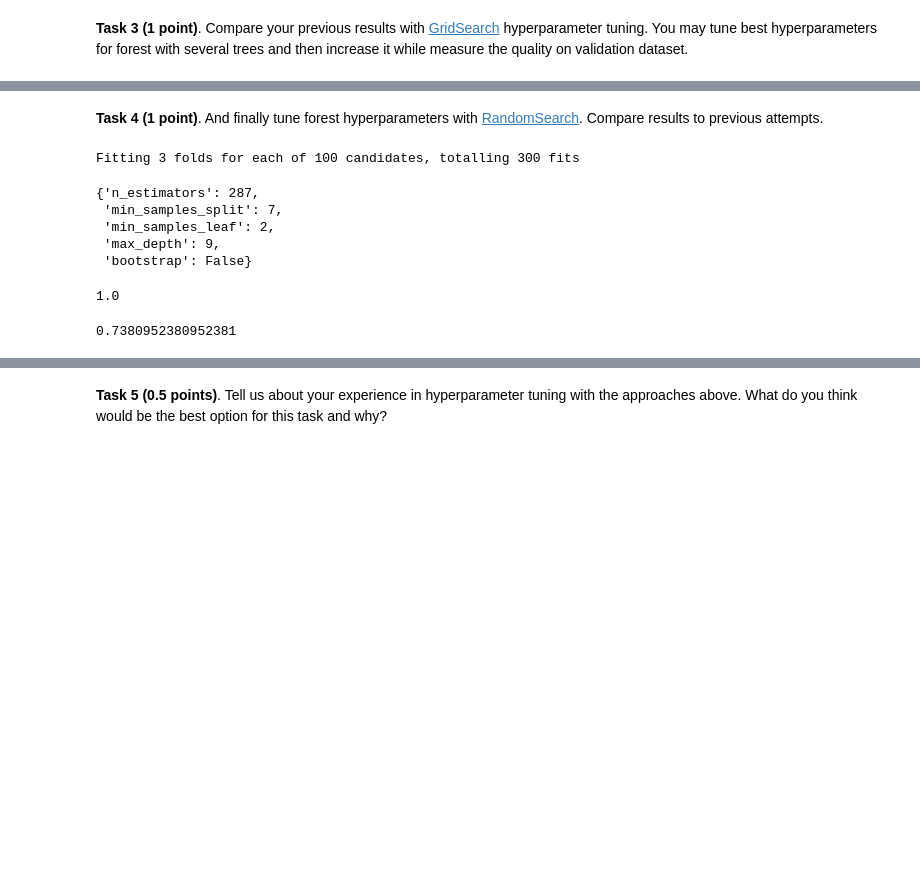
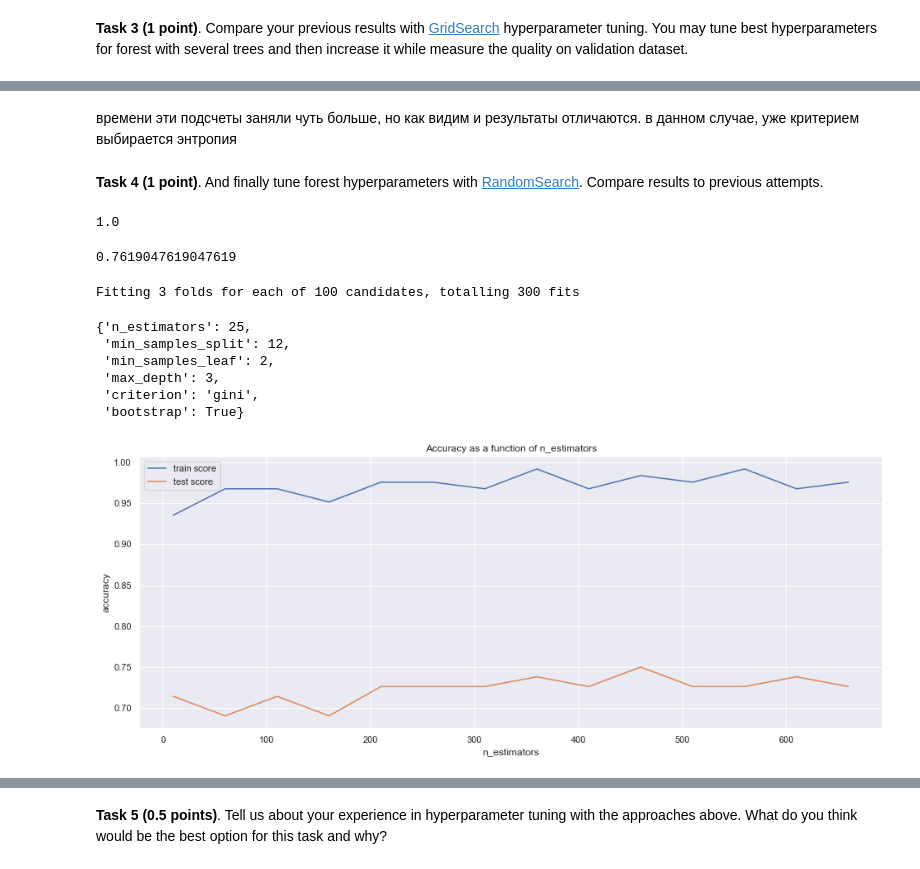
Before and after one commit to NataLobster/ml-intro, a Jupyter notebook: rf_classifier.ipynb, the cells around one changed output, grey strips where cells are left out. Drawn from its saved outputs; the diff is of its cells as text; code cells hidden in the pictures; blank space fills up the shorter version.

```diff
--- a/rf_classifier.ipynb
+++ b/rf_classifier.ipynb
@@ -713,44 +755,68 @@ display(rfc.score(X_test_scaled, y_test))
+# %% [markdown]
+времени эти подсчеты заняли чуть больше, но как видим и результаты отличаются. в данном случае, уже критерием выбирается энтропия
 # %% [markdown]
 **Task 4 (1 point)**. And finally tune forest hyperparameters with [RandomSearch](https://scikit-learn.org/stable/modules/generated/sklearn.model_selection.RandomizedSearchCV.html). Compare results to previous attempts.
+# %%
+# повторим все действия с RandomSearch
+rfc = RandomForestClassifier(bootstrap= False,
+ max_depth= 11,
+ min_samples_leaf= 2,
+ min_samples_split= 4,
+ n_estimators= 300)
+rfc.fit(X_train_scaled, y_train)
+display(rfc.score(X_train_scaled, y_train))
+display(rfc.score(X_test_scaled, y_test))
+# %% [output]
+1.0
+0.7619047619047619
 # %%
 # Your code here
 from sklearn.model_selection import RandomizedSearchCV
 # будем использовать следующие гиперпараметры
-n_estimators = [int(x) for x in np.linspace(start = 100, stop = 1000, num = 10)]
+n_estimators = [25]
 max_depth = [int(x) for x in np.linspace(start = 1, stop = 15, num = 15)]
 min_samples_split = [int(x) for x in np.linspace(start = 2, stop = 50, num = 10)]
 min_samples_leaf = [int(x) for x in np.linspace(start = 2, stop = 50, num = 10)]
+criterion = ['gini','entropy']
 bootstrap = [True, False]
 param_rand = {'n_estimators': n_estimators,
                'max_depth': max_depth,
                'min_samples_split': min_samples_split,
                'min_samples_leaf': min_samples_leaf,
+               'criterion' : criterion,
                'bootstrap': bootstrap}
-rs = RandomizedSearchCV(rfc,
-                        param_dist,
-                        n_iter = 100,
-                        cv = 3,
-                        verbose = 1,
-                        n_jobs=-1,
-                        random_state=0)
+rs = RandomizedSearchCV(rfc, param_rand, n_iter = 100, cv = 3, verbose = 1, n_jobs=-1, random_state=0)
 rs.fit(X_train_scaled, y_train)
 rs.best_params_
 # %% [output]
 Fitting 3 folds for each of 100 candidates, totalling 300 fits
-{'n_estimators': 287,
- 'min_samples_split': 7,
+{'n_estimators': 25,
+ 'min_samples_split': 12,
  'min_samples_leaf': 2,
- 'max_depth': 9,
- 'bootstrap': False}
+ 'max_depth': 3,
+ 'criterion': 'gini',
+ 'bootstrap': True}
-# %%
-rfc = RandomForestClassifier(n_estimators= 287,
- min_samples_split= 7,
- min_samples_leaf= 2,
- max_depth=9,
- bootstrap= False)
-rfc.fit(X_train_scaled, y_train)
-display(rfc.score(X_train_scaled, y_train))
-display(rfc.score(X_test_scaled, y_test))
-# %% [output]
-1.0
-0.7380952380952381
+# %%
+# теперь с полученными параметрами попробуем менять число деревьев
+def plot_metrics_on_depths(criterion='gini'):
+    n_estimators, train_scores, test_scores = [], [], []
+    for n_estimator in range(10, 700, 50):
+        n_estimators.append(n_estimator)
+        model = RandomForestClassifier(n_estimators=n_estimator, criterion=criterion, max_depth=3,bootstrap=True,min_samples_leaf=2,min_samples_split=12)
+        model.fit(X_train, y_train)
+        train_scores.append(accuracy_score(y_train, model.predict(X_train)))
+        y_pred = model.predict(X_test)
+        test_scores.append(accuracy_score(y_test, y_pred))
+    res_metrics = pd.DataFrame(data={'train': train_scores, 'test': test_scores}, index=n_estimators)
+    sns.set(rc={'figure.figsize':(16, 6)})
+    plt.plot(res_metrics['train'], label='train score')
+    plt.plot(res_metrics['test'], label='test score')
+    plt.title("Accuracy as a function of n_estimators")
+    plt.xlabel('n_estimators')
+    plt.ylabel('accuracy')
+    plt.legend()
+    plt.show();
+# %%
+plot_metrics_on_depths('gini')
+# %% [output]
+[figure, added]
```
Also changed, not shown: parts of 11 cells of this notebook.
